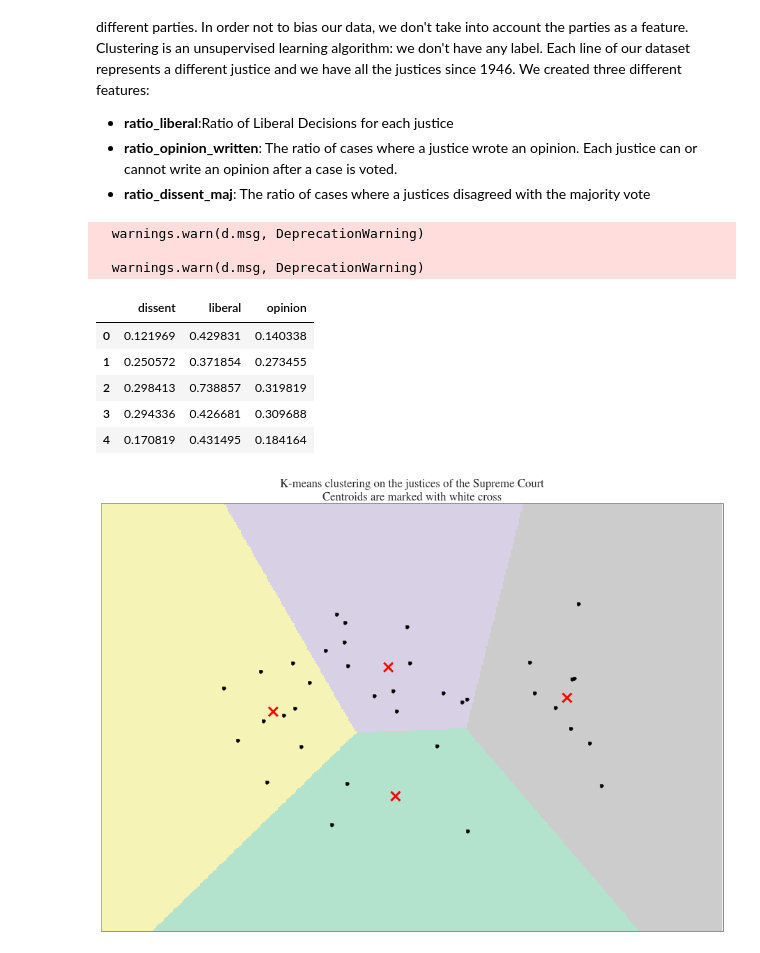
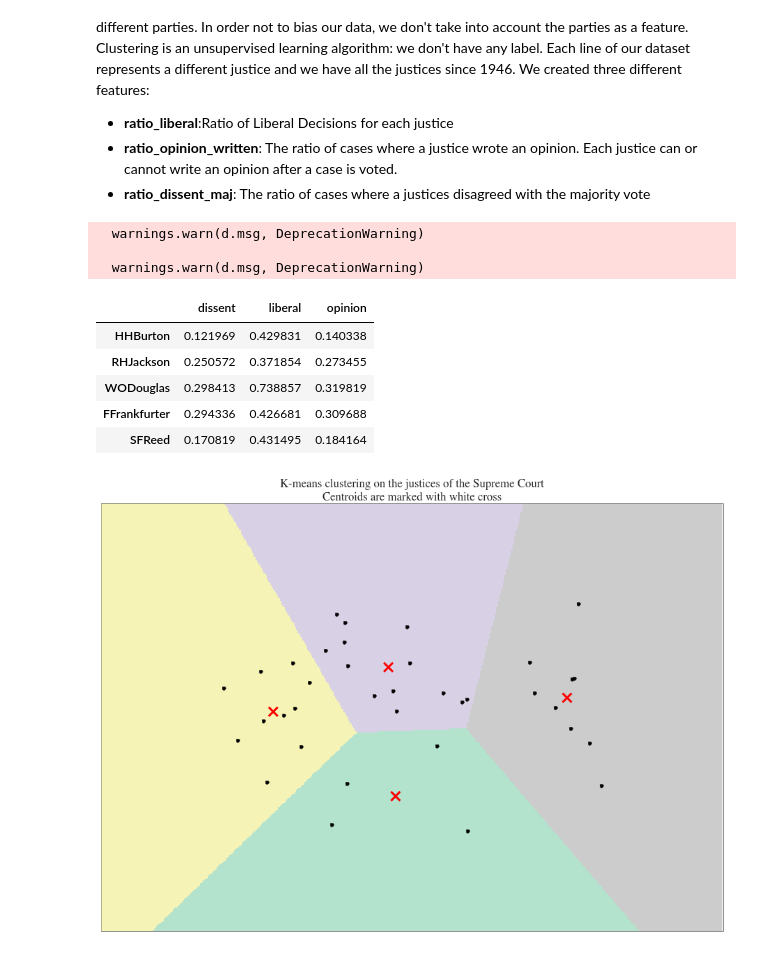
Before and after one commit to pjbull/benchmarked, a Jupyter notebook: Process.ipynb, the cells around one changed output. Cells and saved outputs as stored; diff of their text form; code cells hidden in the pictures.

```diff
--- a/Process.ipynb
+++ b/Process.ipynb
@@ -1417,30 +1417,30 @@ Our motivation here is to see if the clusters separate justices that were appoin
 # %%
 #Construct the 3 ratios: Liberal, Opinion Written, Dissent with majority
 justices = []
 ratio_liberal = []
 ratio_opinion_written = []
 ratio_dissent_maj = []
 for justice in df_clean.justiceName.unique():
     if type(justice) is str:
         justices.append(justice)
         temp = df_clean[df_clean.justiceName==justice]
         ratio_liberal.append(sum(temp.direction==2)/len(temp.direction))
         ratio_opinion_written.append(sum(temp.opinion==2)/len(temp.opinion)+sum(temp.opinion==3)/len(temp.opinion))
         ratio_dissent_maj.append(sum(temp.opinion==2)/len(temp.opinion))
 
 df_clust = pd.DataFrame({'liberal':ratio_liberal,'opinion':ratio_opinion_written,
-                     'dissent':ratio_dissent_maj})
+                     'dissent':ratio_dissent_maj},index=justices)
 df_clust.head()
 # %% [output]
   warnings.warn(d.msg, DeprecationWarning)
 
   warnings.warn(d.msg, DeprecationWarning)
 |  | dissent | liberal | opinion |
-| 0 | 0.121969 | 0.429831 | 0.140338 |
-| 1 | 0.250572 | 0.371854 | 0.273455 |
-| 2 | 0.298413 | 0.738857 | 0.319819 |
-| 3 | 0.294336 | 0.426681 | 0.309688 |
-| 4 | 0.170819 | 0.431495 | 0.184164 |
+| HHBurton | 0.121969 | 0.429831 | 0.140338 |
+| RHJackson | 0.250572 | 0.371854 | 0.273455 |
+| WODouglas | 0.298413 | 0.738857 | 0.319819 |
+| FFrankfurter | 0.294336 | 0.426681 | 0.309688 |
+| SFReed | 0.170819 | 0.431495 | 0.184164 |
 # %%
 wss = []
 for nclusters in range(1,15):
```
Also changed, not shown: parts of 8 cells of this notebook.
